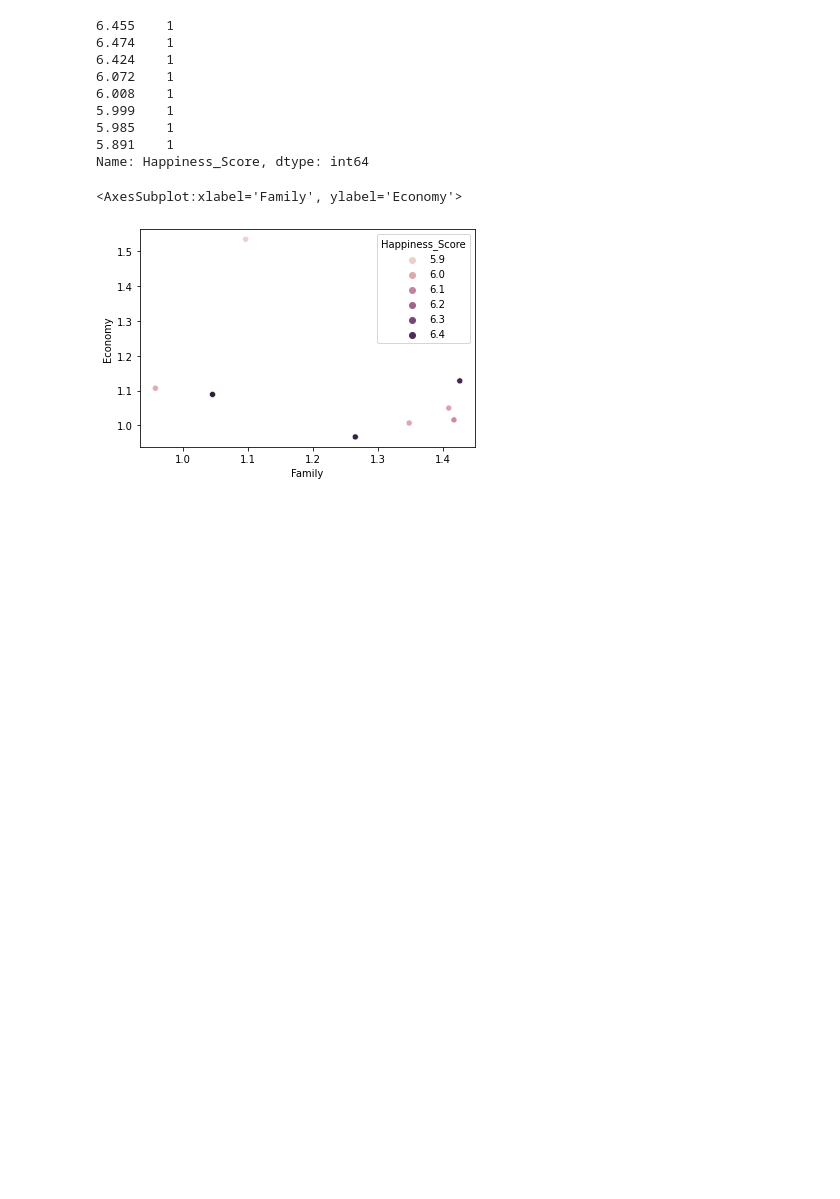
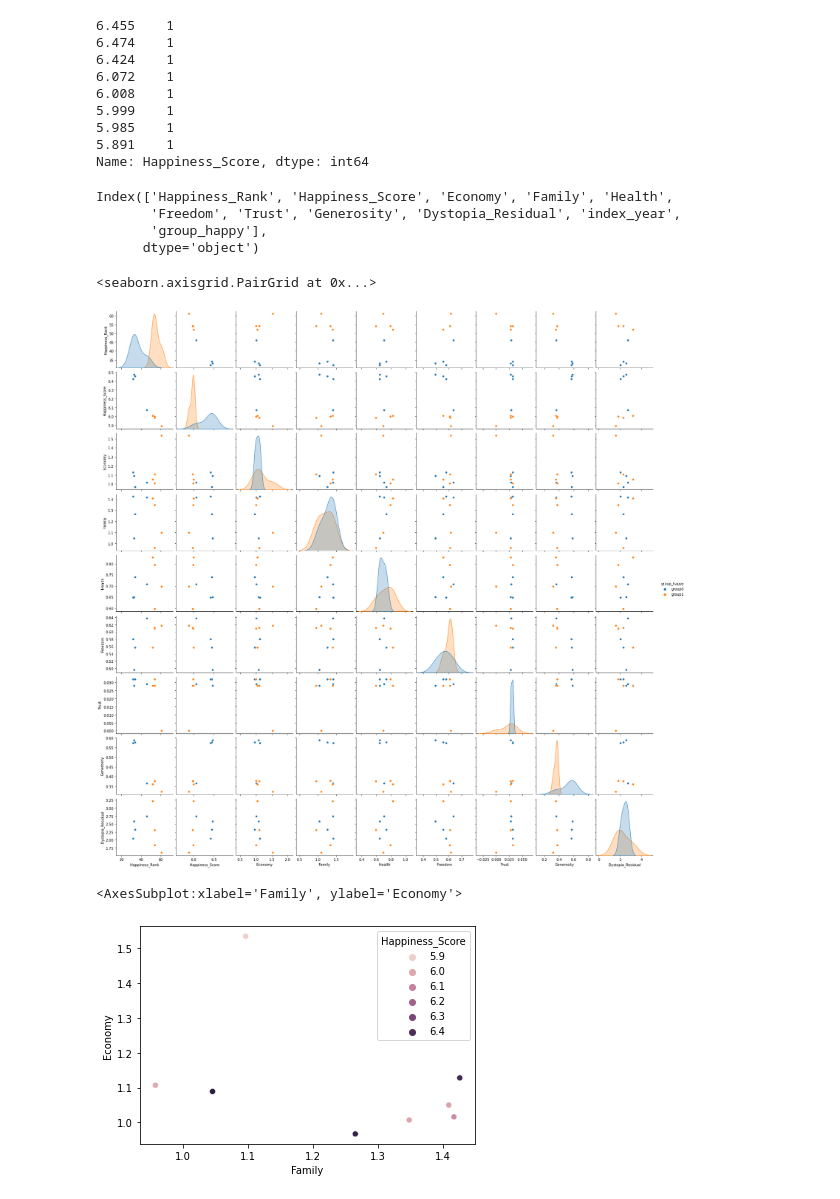
Before and after one commit to langsari/data-science-with-python-2022, a Jupyter notebook: life - cycle/life-cycle.ipynb, the cells around one changed output. Drawn from its saved outputs; the diff is of its cells as text; code cells hidden in the pictures; blank space fills up the shorter version.

```diff
--- a/life - cycle/life-cycle.ipynb
+++ b/life - cycle/life-cycle.ipynb
@@ -133,3 +136,18 @@ df1['group_happy'] = pd.cut(df1['index_year'], bins=[2014, 2018, 2022], labels=[
+# %%
+df1.columns
+# %% [output]
+Index(['Happiness_Rank', 'Happiness_Score', 'Economy', 'Family', 'Health',
+       'Freedom', 'Trust', 'Generosity', 'Dystopia_Residual', 'index_year',
+       'group_happy'],
+      dtype='object')
+# %%
+sns.pairplot(df1,vars=[ 'Happiness_Rank','Happiness_Score', 'Economy', 'Family', 'Health',
+       'Freedom', 'Trust', 'Generosity', 'Dystopia_Residual']
+        ,hue='group_happy'
+            )
+# %% [output]
+<seaborn.axisgrid.PairGrid at 0x...>
+[figure, added]
 # %%
 sns.scatterplot(data=df1, x='Family',y='Economy',hue='Happiness_Score')
 # %% [output]
```
Also changed, not shown: parts of 21 cells of this notebook.
